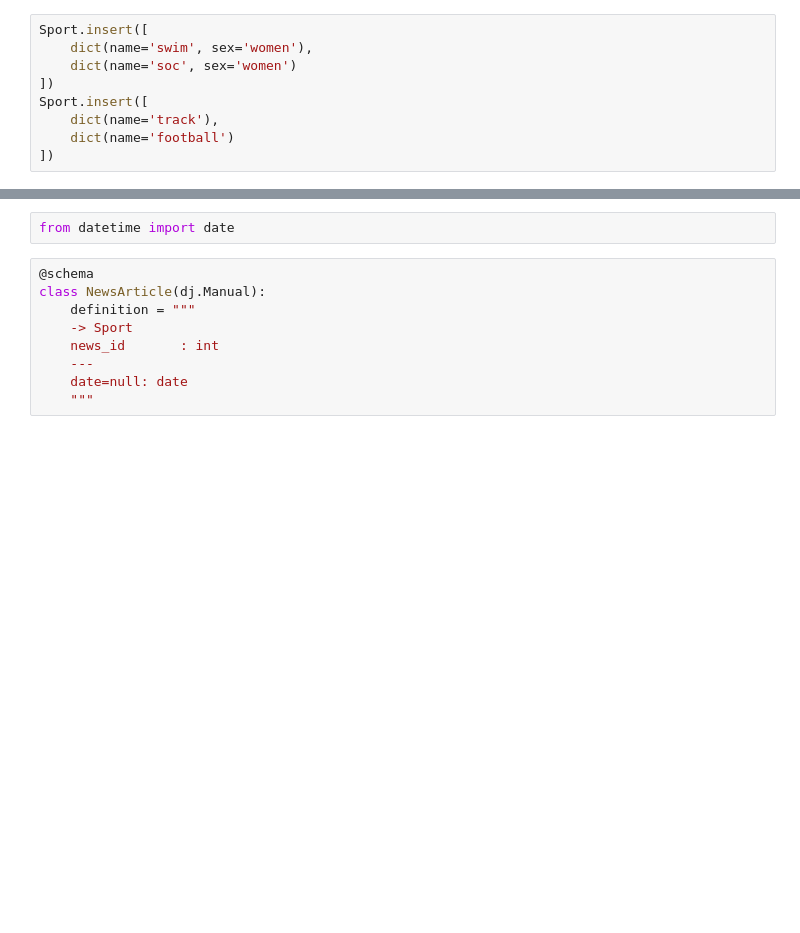
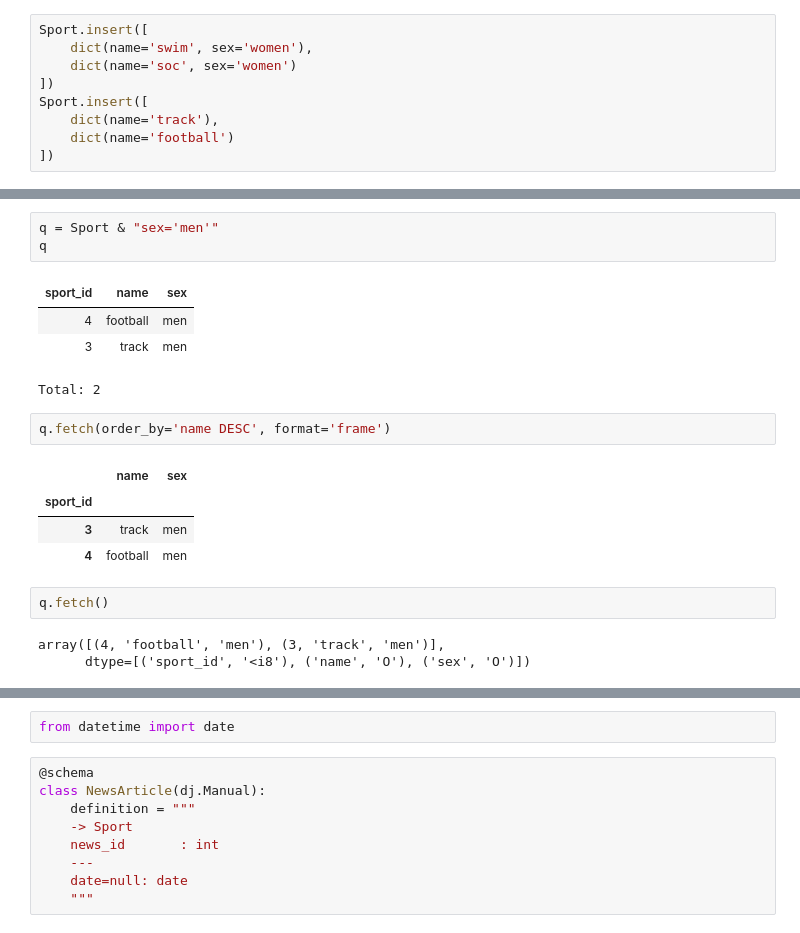
Before and after one commit to guzman-raphael/uh-demo, a Jupyter notebook: notebook/DataJoint_Intro.ipynb, the cells around one changed output, grey strips where cells are left out. Saved outputs shown, nothing was run; the diff lists cells and outputs as text; blank space fills up the shorter version.

```diff
--- a/notebook/DataJoint_Intro.ipynb
+++ b/notebook/DataJoint_Intro.ipynb
@@ -46,0 +63,20 @@ Sport()
+# %%
+q = Sport & "sex='men'"
+q
+# %% [output]
+| sport_id | name | sex |
+| 4 | football | men |
+| 3 | track | men |
+Total: 2
+# %%
+q.fetch(order_by='name DESC', format='frame')
+# %% [output]
+|  | name | sex |
+| sport_id |  |  |
+| 3 | track | men |
+| 4 | football | men |
+# %%
+q.fetch()
+# %% [output]
+array([(4, 'football', 'men'), (3, 'track', 'men')],
+      dtype=[('sport_id', '<i8'), ('name', 'O'), ('sex', 'O')])
```
Also changed, not shown: parts of 33 cells of this notebook, 9 other files.
